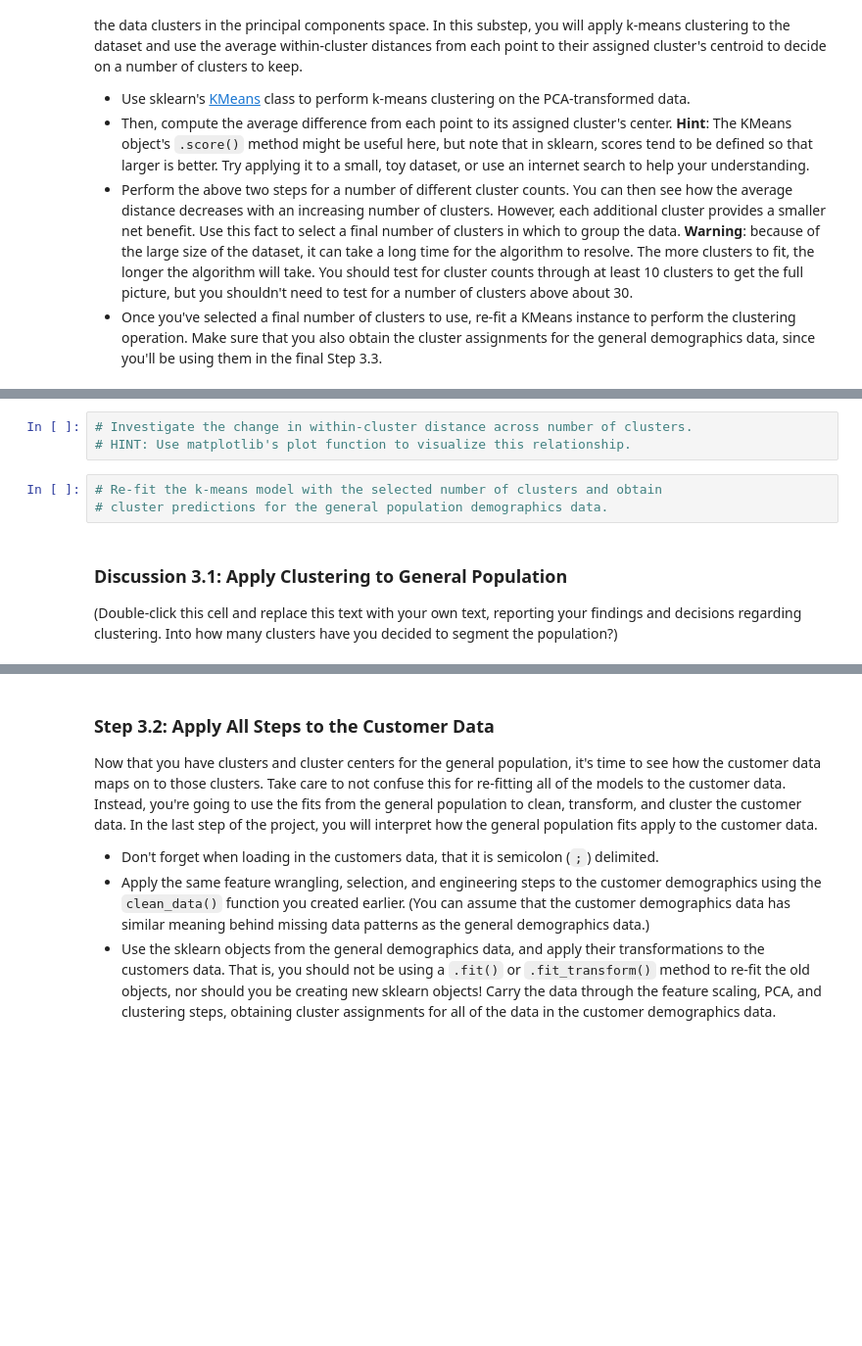
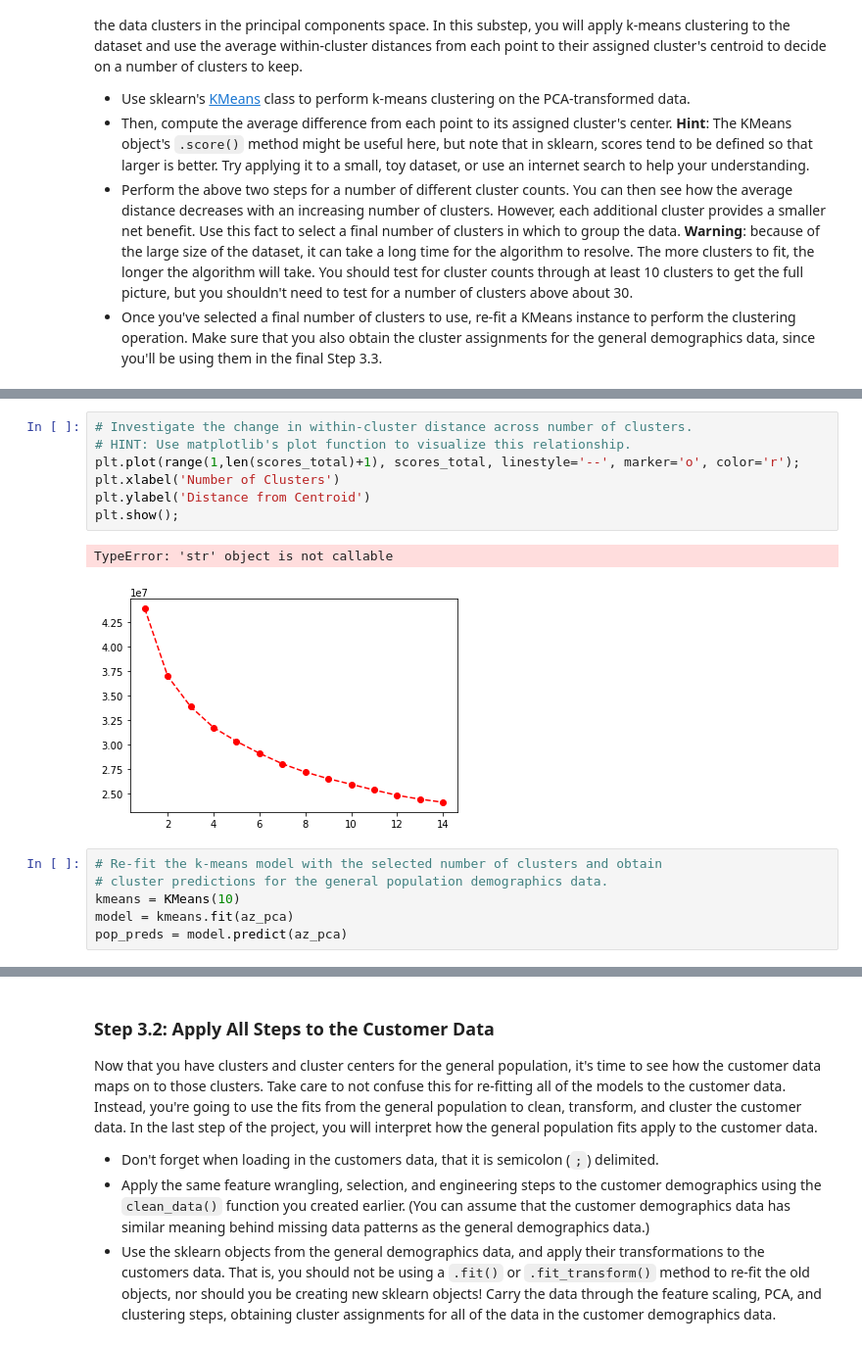
Before and after one commit to jungbuck1/Creating-Customer-Segments, a Jupyter notebook: Identify_Customer_Segments-Copy1.ipynb, the cells around one changed output, grey strips where cells are left out. Shown at 98% size. Cells and saved outputs as stored; diff of their text form; blank space fills up the shorter version.

```diff
--- a/Identify_Customer_Segments-Copy1.ipynb
+++ b/Identify_Customer_Segments-Copy1.ipynb
@@ -692,10 +997,16 @@ You've assessed and cleaned the demographics data, then scaled and transformed t
 # %%
 # Investigate the change in within-cluster distance across number of clusters.
 # HINT: Use matplotlib's plot function to visualize this relationship.
+plt.plot(range(1,len(scores_total)+1), scores_total, linestyle='--', marker='o', color='r');
+plt.xlabel('Number of Clusters')
+plt.ylabel('Distance from Centroid')
+plt.show();
+# %% [output]
+TypeError: 'str' object is not callable
+[figure, added]
 # %%
 # Re-fit the k-means model with the selected number of clusters and obtain
 # cluster predictions for the general population demographics data.
+kmeans = KMeans(10)
+model = kmeans.fit(az_pca)
+pop_preds = model.predict(az_pca)
-# %% [markdown]
-### Discussion 3.1: Apply Clustering to General Population
-
-(Double-click this cell and replace this text with your own text, reporting your findings and decisions regarding clustering. Into how many clusters have you decided to segment the population?)
```
Also changed, not shown: parts of 115 cells of this notebook.
